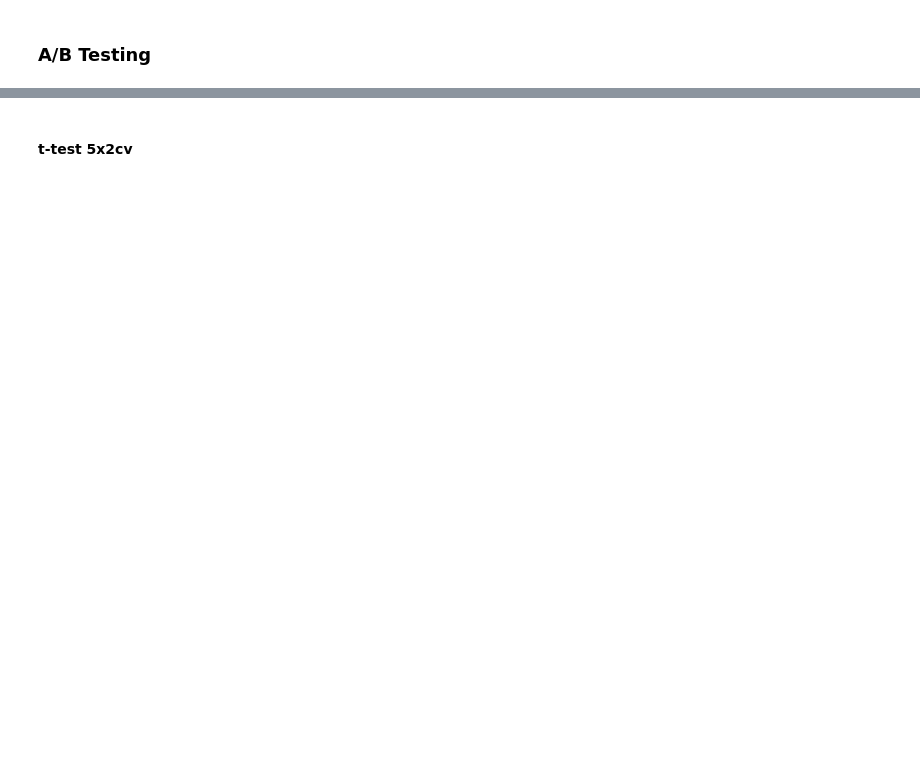
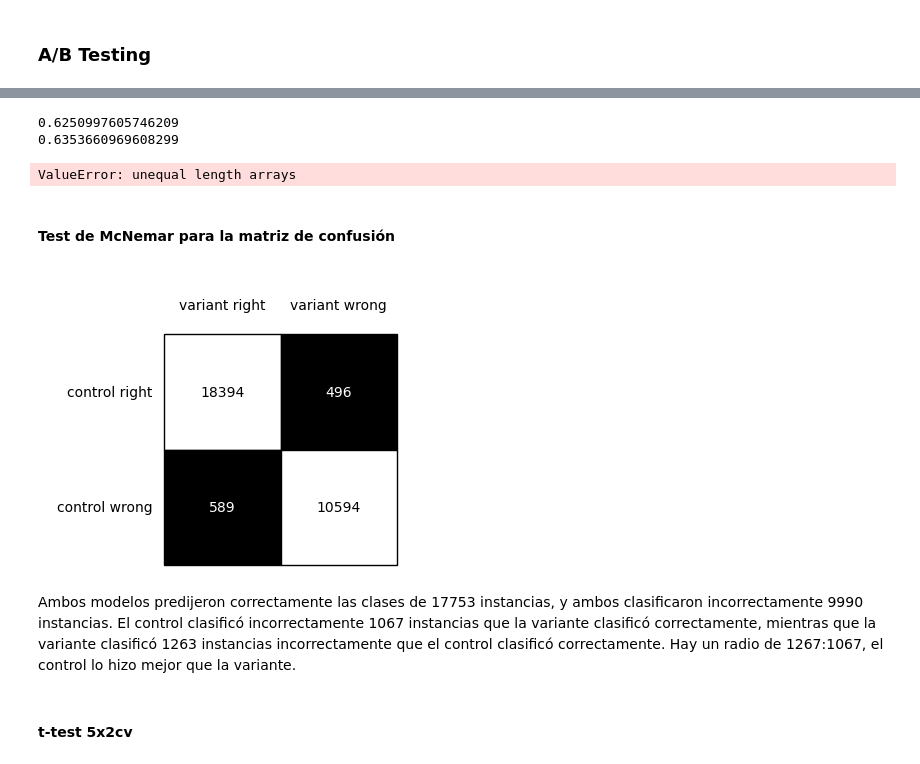
Before and after one commit to Lperdoca/Repaso, a Jupyter notebook: Diabetes.ipynb, the cells around one changed output, grey strips where cells are left out. Drawn from its saved outputs; the diff is of its cells as text; code cells hidden in the pictures; blank space fills up the shorter version.

Commit message:
:white_check_mark: Check

```diff
--- a/Diabetes.ipynb
+++ b/Diabetes.ipynb
@@ -523,3 +597,38 @@ TypeError: ufunc 'isnan' not supported for the input types, and the inputs could
+# %%
+acc_control = (ypred_control==ytestA).astype(int)
+acc_variante = (ypred_variant==ytestB).astype(int)
+
+print(acc_control.mean())
+print(acc_variante.mean())
+# %% [output]
+0.6250997605746209
+0.6353660969608299
+# %%
+t_stat, p_value = stats.ttest_rel(acc_control, acc_variante)
+print(f"T-statistic: {t_stat}, P-value: {p_value}")
+# %% [output]
+ValueError: unequal length arrays
+# %% [markdown]
+#### Test de McNemar para la matriz de confusión
+# %%
+ypred_control=control.predict(x_test)
+ypred_variant=variant.predict(x_test)
+# %%
+tb = mcnemar_tables(y_test,
+                    ypred_control,
+                    ypred_variant)
+# %%
+
+brd = checkerboard_plot(tb['model_0 vs model_1'],
+                        figsize=(3, 3),
+                        fmt='%d',
+                        col_labels=['variant right', 'variant wrong'],
+                        row_labels=['control right', 'control wrong'])
+plt.show()
+# %% [output]
+[figure, added]
+# %% [markdown]
+Ambos modelos predijeron correctamente las clases de 17753 instancias, y ambos clasificaron incorrectamente 9990 instancias. El control clasificó incorrectamente 1067 instancias que la variante clasificó correctamente, mientras que la variante clasificó 1263 instancias incorrectamente que el control clasificó correctamente. Hay un radio de 1267:1067, el control lo hizo mejor que la variante.
 # %% [markdown]
 #### t-test 5x2cv
 # %%
```
Also changed, not shown: parts of 33 cells of this notebook.
